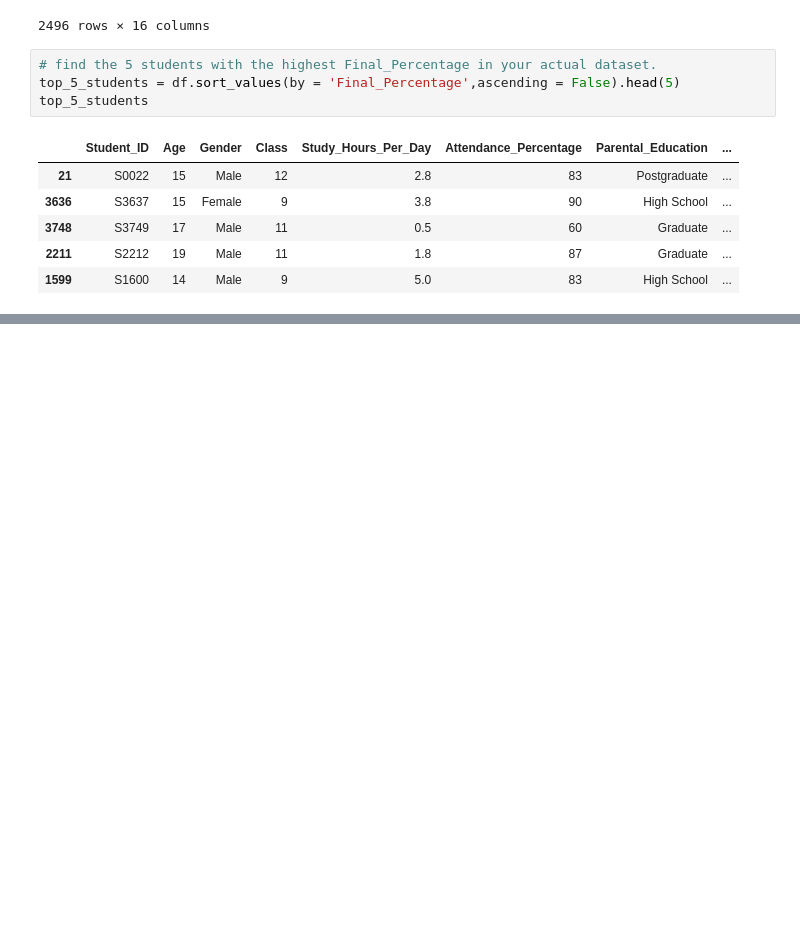
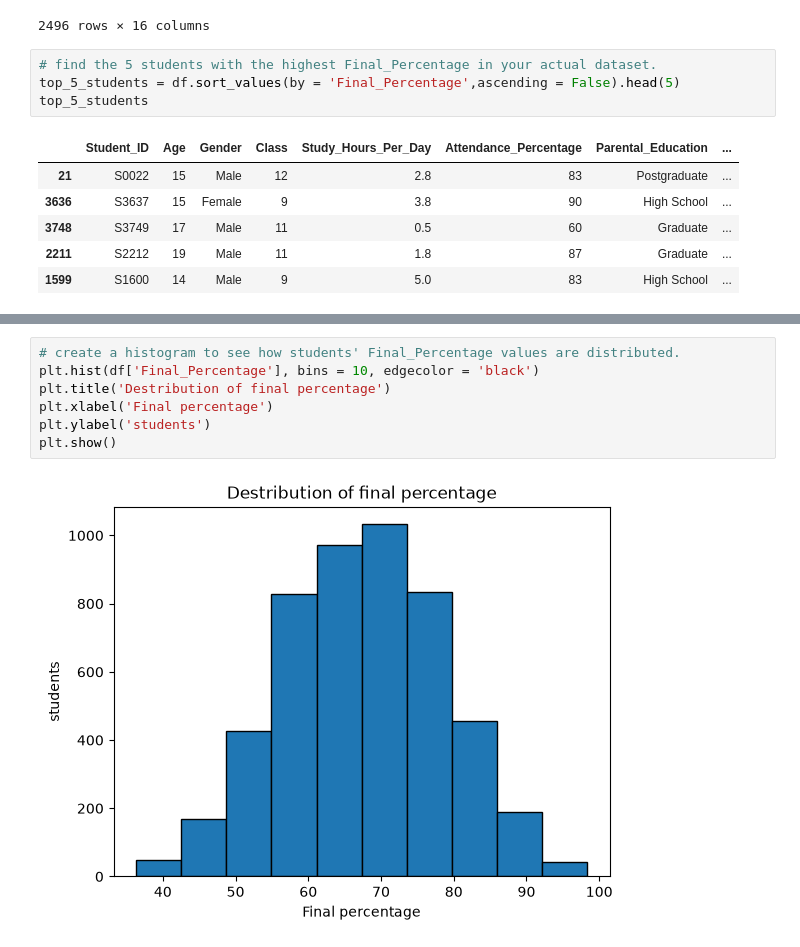
Before and after one commit to SujalHuddar/Basic_Python, a Jupyter notebook: student_performance_analysis.ipynb, the cells around one changed output, grey strips where cells are left out. Drawn from its saved outputs; the diff is of its cells as text; blank space fills up the shorter version.

```diff
--- a/student_performance_analysis.ipynb
+++ b/student_performance_analysis.ipynb
@@ -141,0 +193,9 @@ top_5_students
+# %%
+# create a histogram to see how students' Final_Percentage values are distributed.
+plt.hist(df['Final_Percentage'], bins = 10, edgecolor = 'black')
+plt.title('Destribution of final percentage')
+plt.xlabel('Final percentage')
+plt.ylabel('students')
+plt.show()
+# %% [output]
+[figure, added]
```
Also changed, not shown: parts of 5 cells of this notebook.
